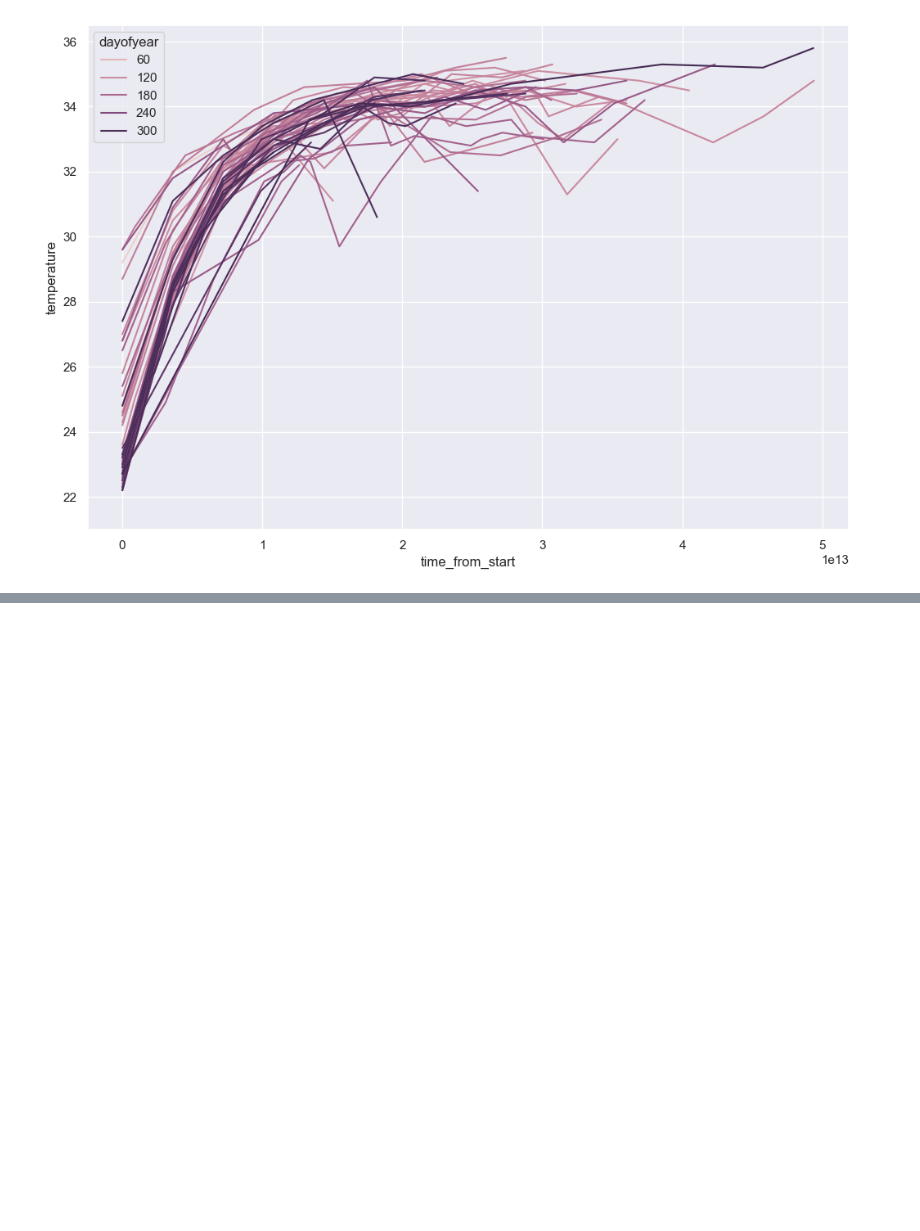
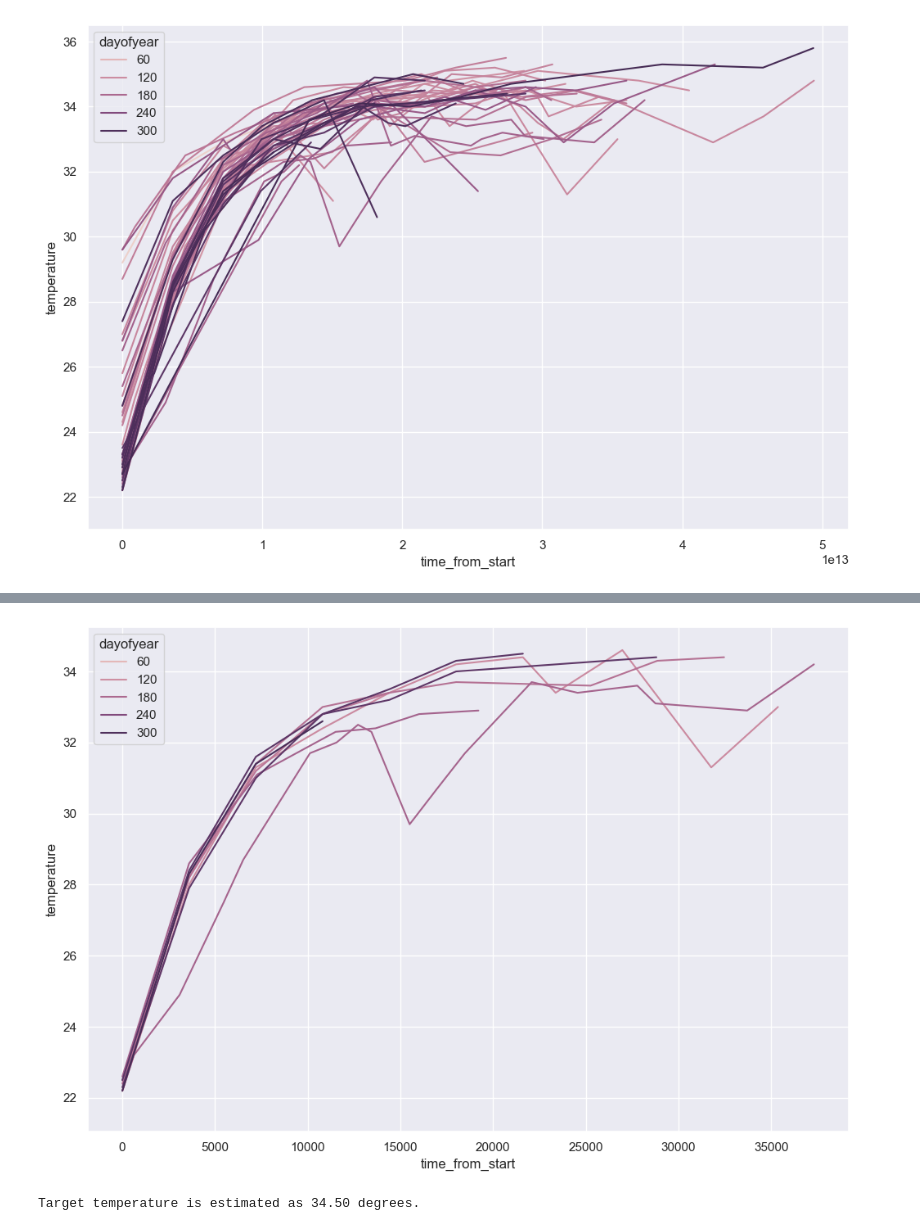
Before and after one commit to AntonSavchenko/Zeiss_DS_Interview, a Jupyter notebook: ZEISS_DS_Task.ipynb, the cells around one changed output, grey strips where cells are left out. Cells and saved outputs as stored; diff of their text form; code cells hidden in the pictures; blank space fills up the shorter version.

Commit message:
Finished curve fitting
Modeling of the temperature behavior over the course of the day as a "PT1" (exp. decay)

```diff
--- a/ZEISS_DS_Task.ipynb
+++ b/ZEISS_DS_Task.ipynb
@@ -256,0 +271,24 @@ sns.lineplot(data=cold_start_df, x='time_from_start', y='temperature',hue='dayof
+# %%
+# First, let us select the trajectoried that we will use for curve fitting - I would propose taking those that start from a very low heating_temperature measurement:
+selected_days = temps.query('property_name=="heating_temperature" and temperature<22.7')['dayofyear'].unique()
+
+# we can now extract these days' data, converting the timedelta variables to seconds
+fit_data = cold_start_df[cold_start_df['dayofyear'].isin(selected_days)][['time_from_start','temperature','dayofyear']]
+fit_data['time_from_start'] = fit_data['time_from_start'].dt.total_seconds()
+
+# one of the trajectories seems slightly off, which might indicate an outlier
+sns.lineplot(data=fit_data, x='time_from_start', y='temperature',hue='dayofyear')
+
+# Let's for now remove that day's trajectory to improve the fit
+fit_data = fit_data[fit_data['dayofyear']!=191]
+# %% [output]
+[figure, added]
+# %%
+# Next step is to estimate the value for the target temperature. We can, of course, just pick a value based on the visual inspection of the data,
+# but we could also derive it from the dataset.
+
+# Let's assume that the target temperature is a median of maximal temperature readings achieved by each day's trajectory
+target = cold_start_df.groupby(['dayofyear'])['temperature'].max().median()
+print(f'Target temperature is estimated as {target:0.2f} degrees.')
+# %% [output]
+Target temperature is estimated as 34.50 degrees.
```
Also changed, not shown: parts of 8 cells of this notebook, 3 other files.
